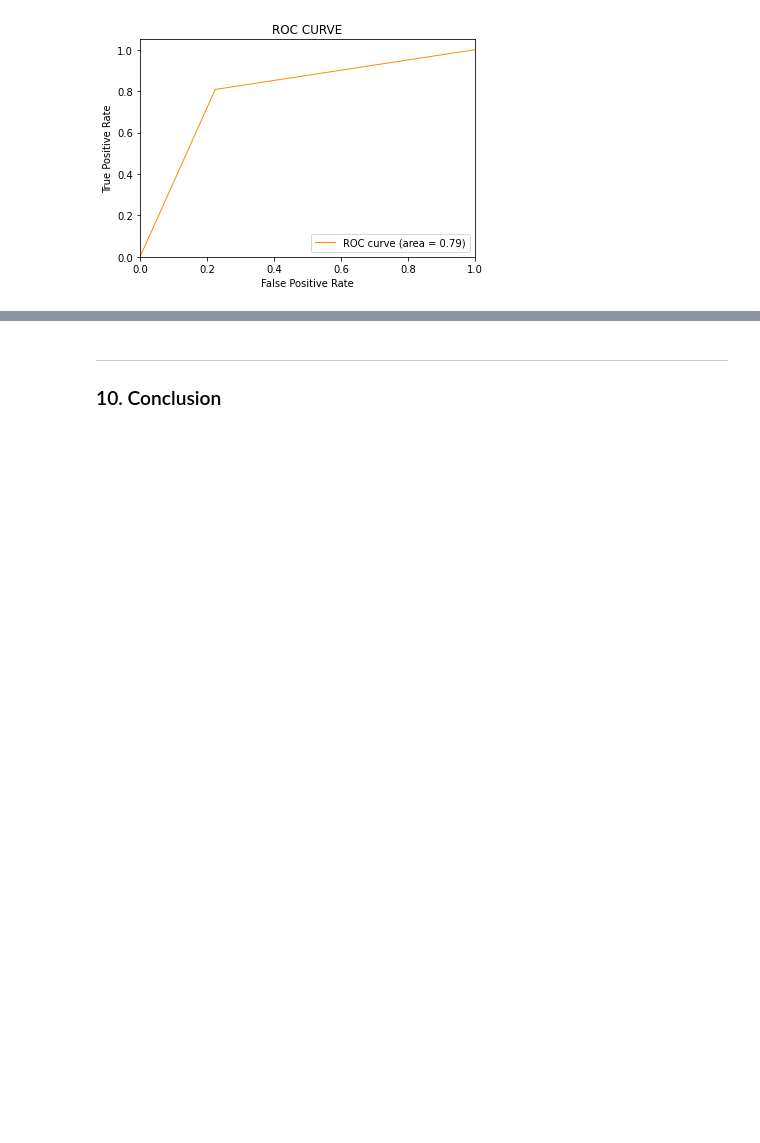
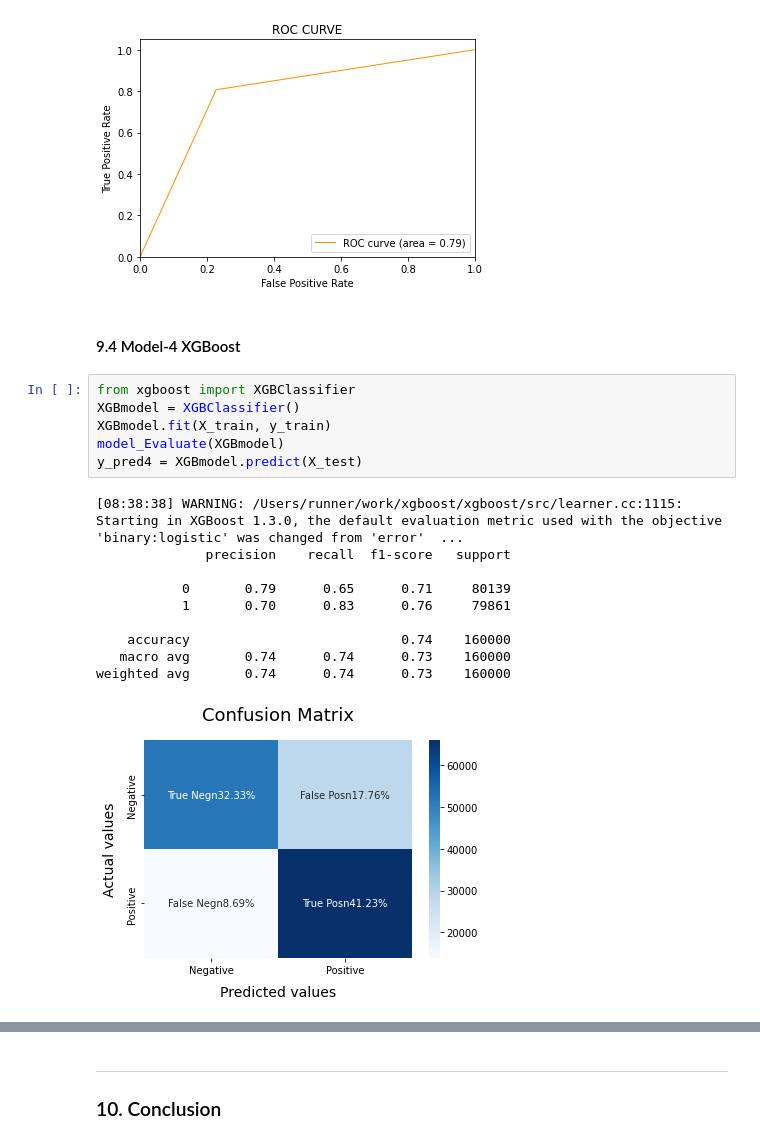
Before and after one commit to ZCW-Data2-2/Final_Project_KCD, a Jupyter notebook: ML model building/sentiment_analysis_ML_KB.ipynb, the cells around one changed output, grey strips where cells are left out. Drawn from its saved outputs; the diff is of its cells as text; blank space fills up the shorter version.

Commit message:
Updating ML model building folder with latest progress

```diff
--- a/ML model building/sentiment_analysis_ML_KB.ipynb
+++ b/ML model building/sentiment_analysis_ML_KB.ipynb
@@ -714,3 +736,22 @@ plt.legend(loc="lower right")
 plt.show()
 # %% [output]
 [figure]
+# %% [markdown]
+#### 9.4 Model-4 XGBoost
+# %%
+from xgboost import XGBClassifier
+XGBmodel = XGBClassifier()
+XGBmodel.fit(X_train, y_train)
+model_Evaluate(XGBmodel)
+y_pred4 = XGBmodel.predict(X_test)
+# %% [output]
+[08:38:38] WARNING: /Users/runner/work/xgboost/xgboost/src/learner.cc:1115: Starting in XGBoost 1.3.0, the default evaluation metric used with the objective 'binary:logistic' was changed from 'error'  ...
+              precision    recall  f1-score   support
+
+           0       0.79      0.65      0.71     80139
+           1       0.70      0.83      0.76     79861
+
+    accuracy                           0.74    160000
+   macro avg       0.74      0.74      0.73    160000
+weighted avg       0.74      0.74      0.73    160000
+[figure, added]
```
Also changed, not shown: parts of 27 cells of this notebook, 2 other files.
